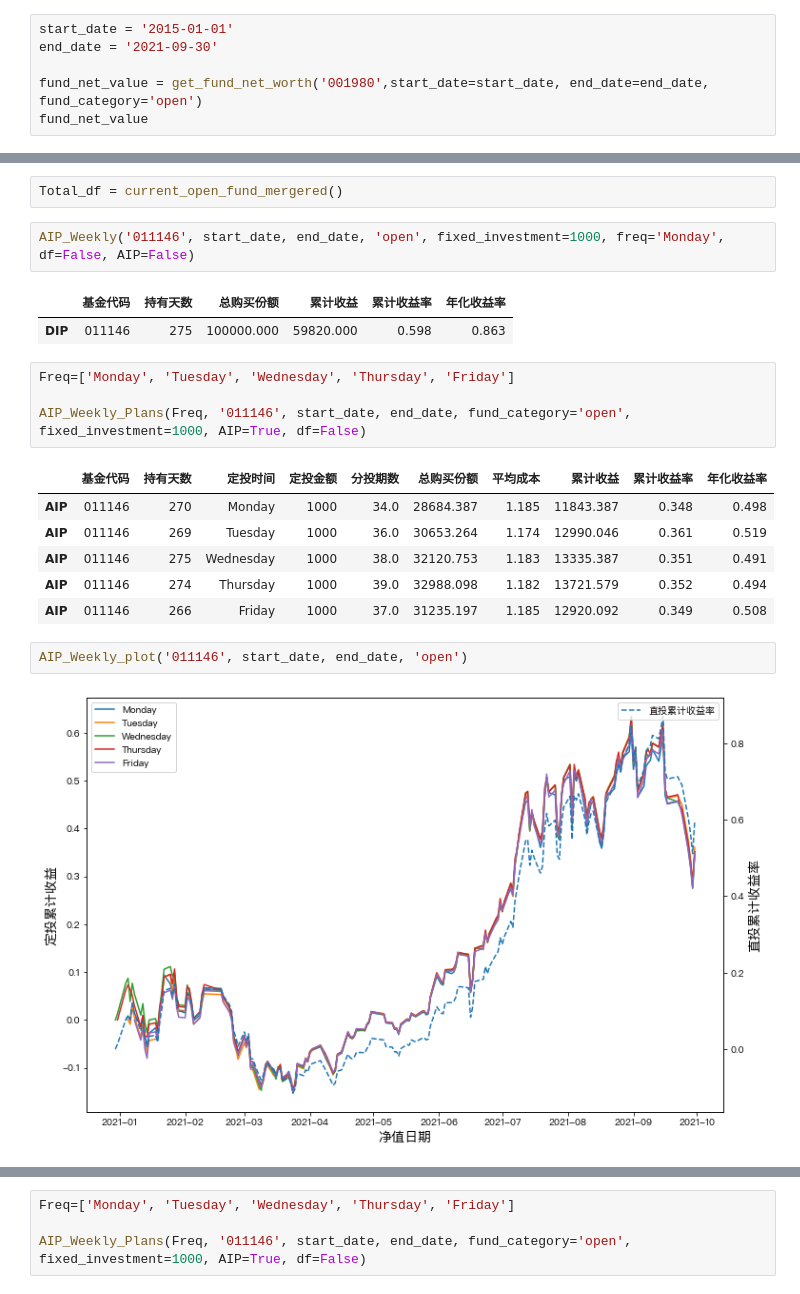
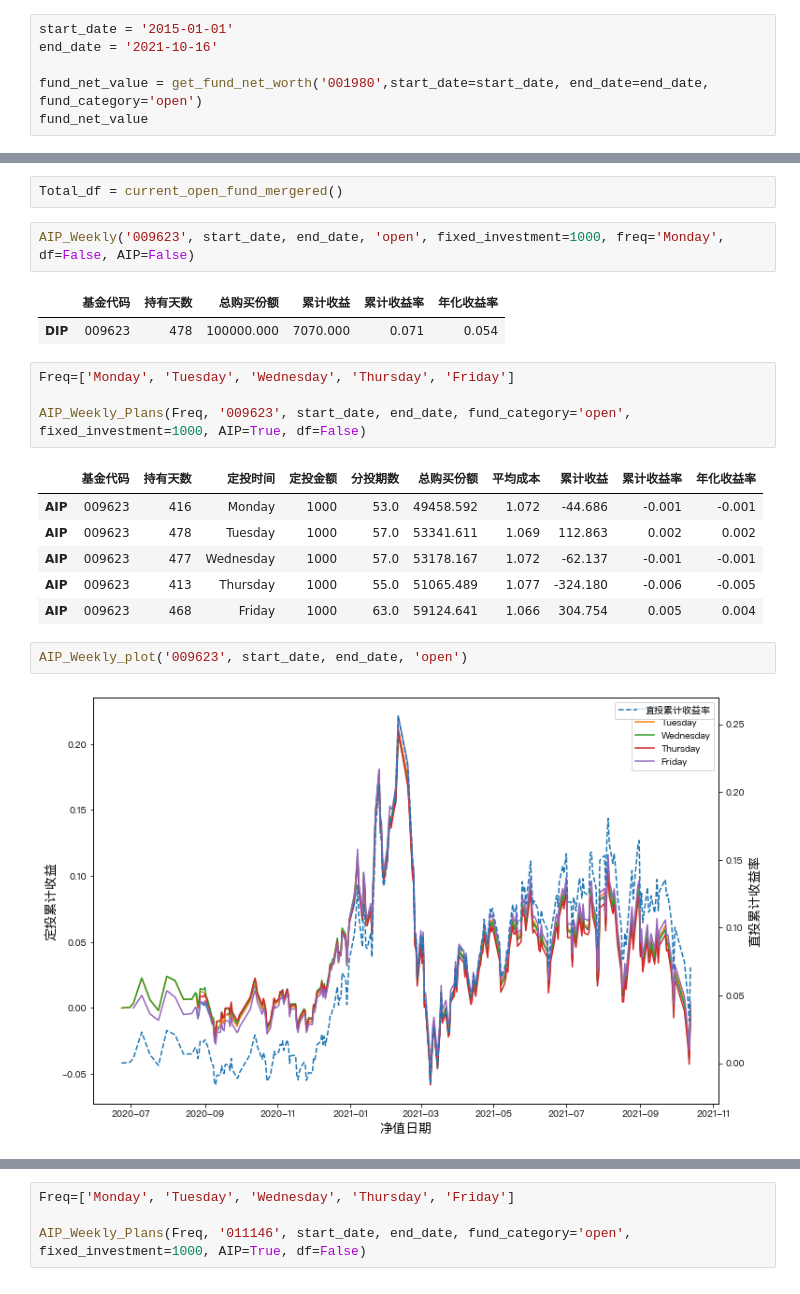
Before and after one commit to Seaaann/MyQuantReserch, a Jupyter notebook: Funds/定投回测.ipynb, the cells around one changed output, grey strips where cells are left out. Cells and saved outputs as stored; diff of their text form.

```diff
--- a/Funds/定投回测.ipynb
+++ b/Funds/定投回测.ipynb
@@ -29,7 +28,7 @@ Start: 2021-10-04
 ### Examples for using methods in AIP and fund_tools
 # %%
 start_date = '2015-01-01'
-end_date = '2021-09-30'
+end_date = '2021-10-16'
 
 fund_net_value = get_fund_net_worth('001980',start_date=start_date, end_date=end_date, fund_category='open')
 fund_net_value
@@ -203,23 +202,23 @@ AIP_Weekly_Plans(Freq, '004854', start_date, end_date, fund_category='open', fix
 # %%
 Total_df = current_open_fund_mergered()
 # %%
-AIP_Weekly('011146', start_date, end_date, 'open', fixed_investment=1000, freq='Monday', df=False, AIP=False)
+AIP_Weekly('009623', start_date, end_date, 'open', fixed_investment=1000, freq='Monday', df=False, AIP=False)
 # %% [output]
 |  | 基金代码 | 持有天数 | 总购买份额 | 累计收益 | 累计收益率 | 年化收益率 |
-| DIP | 011146 | 275 | 100000.000 | 59820.000 | 0.598 | 0.863 |
+| DIP | 009623 | 478 | 100000.000 | 7070.000 | 0.071 | 0.054 |
 # %%
 Freq=['Monday', 'Tuesday', 'Wednesday', 'Thursday', 'Friday']
 
-AIP_Weekly_Plans(Freq, '011146', start_date, end_date, fund_category='open', fixed_investment=1000, AIP=True, df=False)
+AIP_Weekly_Plans(Freq, '009623', start_date, end_date, fund_category='open', fixed_investment=1000, AIP=True, df=False)
 # %% [output]
 |  | 基金代码 | 持有天数 | 定投时间 | 定投金额 | 分投期数 | 总购买份额 | 平均成本 | 累计收益 | 累计收益率 | 年化收益率 |
-| AIP | 011146 | 270 | Monday | 1000 | 34.0 | 28684.387 | 1.185 | 11843.387 | 0.348 | 0.498 |
-| AIP | 011146 | 269 | Tuesday | 1000 | 36.0 | 30653.264 | 1.174 | 12990.046 | 0.361 | 0.519 |
-| AIP | 011146 | 275 | Wednesday | 1000 | 38.0 | 32120.753 | 1.183 | 13335.387 | 0.351 | 0.491 |
-| AIP | 011146 | 274 | Thursday | 1000 | 39.0 | 32988.098 | 1.182 | 13721.579 | 0.352 | 0.494 |
-| AIP | 011146 | 266 | Friday | 1000 | 37.0 | 31235.197 | 1.185 | 12920.092 | 0.349 | 0.508 |
+| AIP | 009623 | 416 | Monday | 1000 | 53.0 | 49458.592 | 1.072 | -44.686 | -0.001 | -0.001 |
+| AIP | 009623 | 478 | Tuesday | 1000 | 57.0 | 53341.611 | 1.069 | 112.863 | 0.002 | 0.002 |
+| AIP | 009623 | 477 | Wednesday | 1000 | 57.0 | 53178.167 | 1.072 | -62.137 | -0.001 | -0.001 |
+| AIP | 009623 | 413 | Thursday | 1000 | 55.0 | 51065.489 | 1.077 | -324.180 | -0.006 | -0.005 |
+| AIP | 009623 | 468 | Friday | 1000 | 63.0 | 59124.641 | 1.066 | 304.754 | 0.005 | 0.004 |
 # %%
-AIP_Weekly_plot('011146', start_date, end_date, 'open')
+AIP_Weekly_plot('009623', start_date, end_date, 'open')
 # %% [output]
-[figure, old version]
+[figure, new version]
 # %%
```
Also changed, not shown: parts of 23 cells of this notebook, 3 other files.
